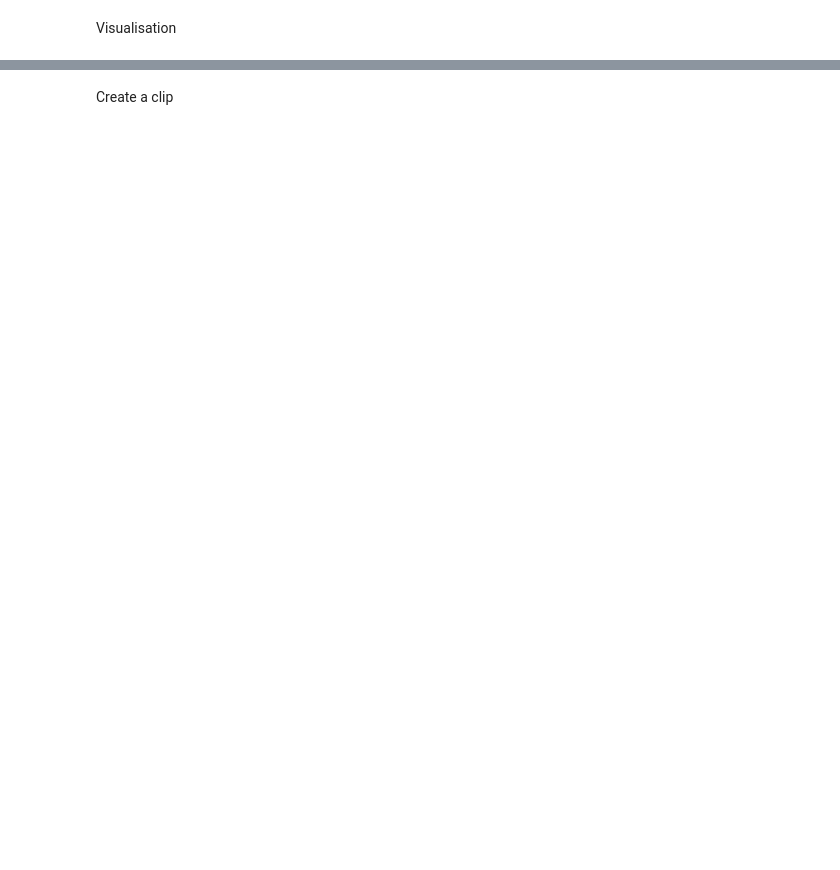
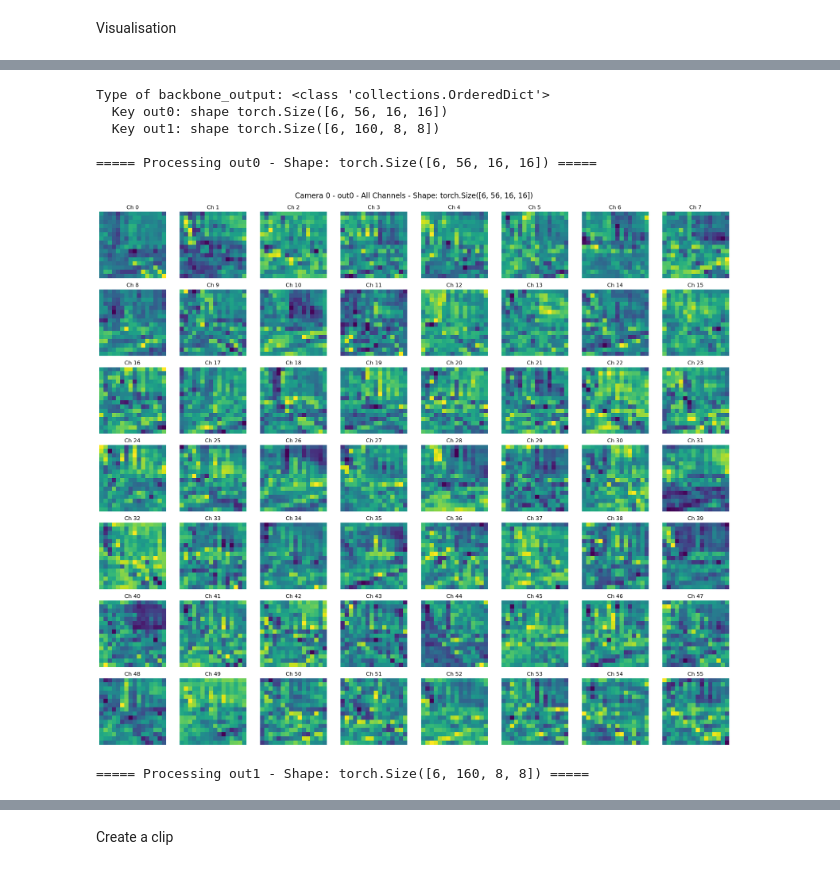
Before and after one commit to RyanS161/tartanPointBeV, a Jupyter notebook: notebooks/inference.ipynb, the cells around one changed output, grey strips where cells are left out. Cells and saved outputs as stored; diff of their text form; code cells hidden in the pictures; blank space fills up the shorter version.

```diff
--- a/notebooks/inference.ipynb
+++ b/notebooks/inference.ipynb
@@ -252,0 +257,80 @@ Frame index: 98
+# %%
+
+# Register hook
+features = {}
+def hook_fn(module, input, output):
+    features['backbone_output'] = output
+
+# Find the backbone and register hook
+model.net.backbone.register_forward_hook(hook_fn)
+
+# Create a proper batch dict instead of separate arguments
+batch = {
+    "imgs": imgs,
+    "rots": rots,
+    "trans": trans,
+    "intrins": intrins,
+    "bev_aug": bev_aug,
+    "egoTin_to_seq": egoTin_to_seq
+}
+
+# Run inference with the batch dict
+with torch.no_grad():
+    out = model(batch)  # Pass the entire batch dict
+
+# Now visualize features as before
+backbone_features = features['backbone_output']
+
+# First, inspect what we actually got
+print(f"Type of backbone_output: {type(features['backbone_output'])}")
+
+# If it's an OrderedDict (typical for EfficientNet)
+if hasattr(features['backbone_output'], 'items'):
+    for k, v in features['backbone_output'].items():
+        print(f"  Key {k}: shape {v.shape}")
+else:
+    print(f"Shape: {features['backbone_output'].shape}")
+
+# Plot all channels for each camera for both output levels
+def plot_all_channels(feature_maps, output_name, max_channels_per_plot=100):
+    # For each camera
+    for cam_idx in range(1): # only front camera interesting right now. feature_maps.shape[0]
+        # Get feature map for this camera
+        feat = feature_maps[cam_idx]  # [C, H, W]
+        num_channels = feat.shape[0]
+
+        # Determine grid size for subplot
+        grid_size = int(np.ceil(np.sqrt(min(num_channels, max_channels_per_plot))))
+
+        # Create figure
+        plt.figure(figsize=(20, 20))
+
+        # Plot each channel
+        for i in range(min(num_channels, max_channels_per_plot)):
+            plt.subplot(grid_size, grid_size, i+1)
+            channel = feat[i].cpu().numpy()
+            plt.imshow(channel, cmap='viridis')
+            plt.title(f'Ch {i}')
+            plt.axis('off')
+
+        plt.suptitle(f'Camera {cam_idx} - {output_name} - All Channels - Shape: {feature_maps.shape}', fontsize=16)
+        plt.tight_layout()
+        plt.subplots_adjust(top=0.95)
+        plt.show()
+
+        # If there are more channels than max_channels_per_plot, show a message
+        if num_channels > max_channels_per_plot:
+            print(f"Only showing first {max_channels_per_plot} of {num_channels} channels")
+
+# Plot all channels for both output levels
+for key, feature_maps in features['backbone_output'].items():
+    print(f"\n===== Processing {key} - Shape: {feature_maps.shape} =====\n")
+    plot_all_channels(feature_maps, key)
+# %% [output]
+Type of backbone_output: <class 'collections.OrderedDict'>
+  Key out0: shape torch.Size([6, 56, 16, 16])
+  Key out1: shape torch.Size([6, 160, 8, 8])
+
+===== Processing out0 - Shape: torch.Size([6, 56, 16, 16]) =====
+[figure, added]
+===== Processing out1 - Shape: torch.Size([6, 160, 8, 8]) =====
```
Also changed, not shown: parts of 12 cells of this notebook, 3 other files.
